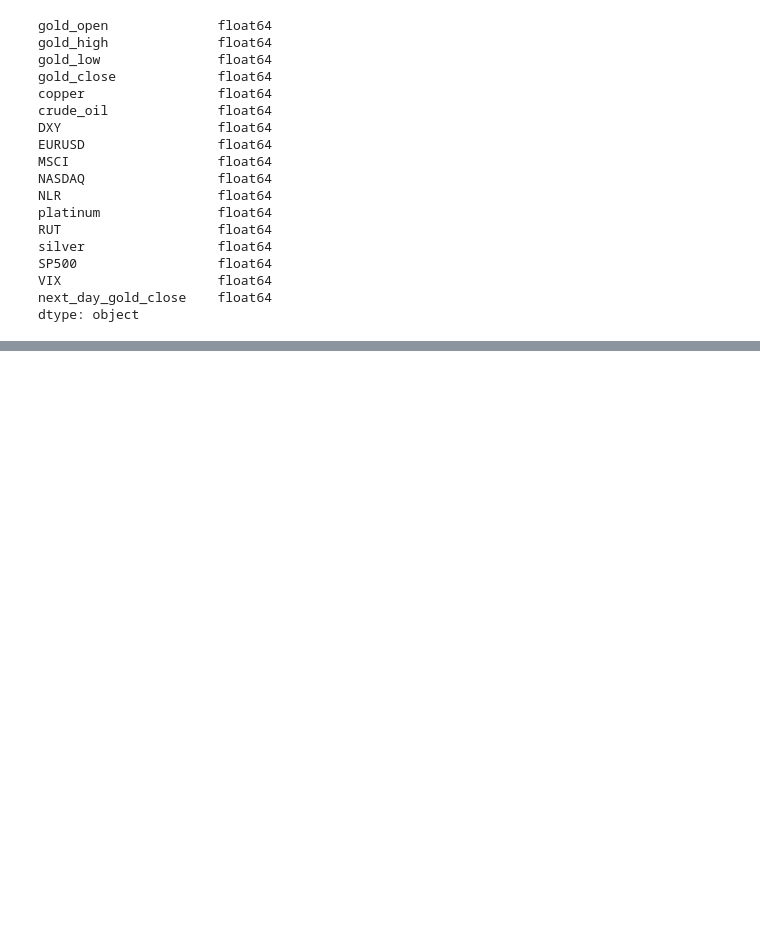
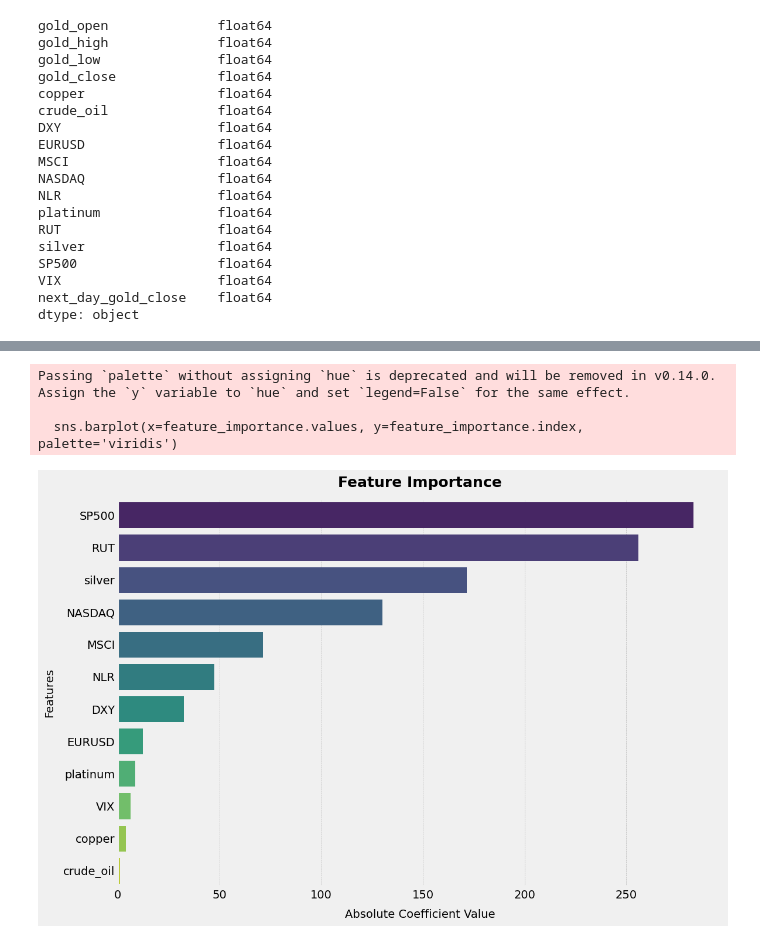
Before and after one commit to datzxje/ML_Project, a Jupyter notebook: model/SVR_test-bigdata.ipynb, the cells around one changed output, grey strips where cells are left out. Drawn from its saved outputs; the diff is of its cells as text; code cells hidden in the pictures; blank space fills up the shorter version.

```diff
--- a/model/SVR_test-bigdata.ipynb
+++ b/model/SVR_test-bigdata.ipynb
@@ -162,0 +288,16 @@ plt.show()
+# %%
+feature_importance = pd.Series(svr.coef_[0], index=features).abs().sort_values(ascending=False)
+
+plt.figure(figsize=(12, 8))
+sns.barplot(x=feature_importance.values, y=feature_importance.index, palette='viridis')
+plt.title('Feature Importance', fontsize=18, fontweight='bold', pad=15)
+plt.xlabel('Absolute Coefficient Value', fontsize=14, labelpad=10)
+plt.ylabel('Features', fontsize=14, labelpad=10)
+plt.grid(axis='x', color='gray', linestyle='--', linewidth=0.5, alpha=0.5)
+plt.tight_layout()
+plt.show()
+# %% [output]
+Passing `palette` without assigning `hue` is deprecated and will be removed in v0.14.0. Assign the `y` variable to `hue` and set `legend=False` for the same effect.
+
+  sns.barplot(x=feature_importance.values, y=feature_importance.index, palette='viridis')
+[figure, added]
```
Also changed, not shown: parts of 9 cells of this notebook.
